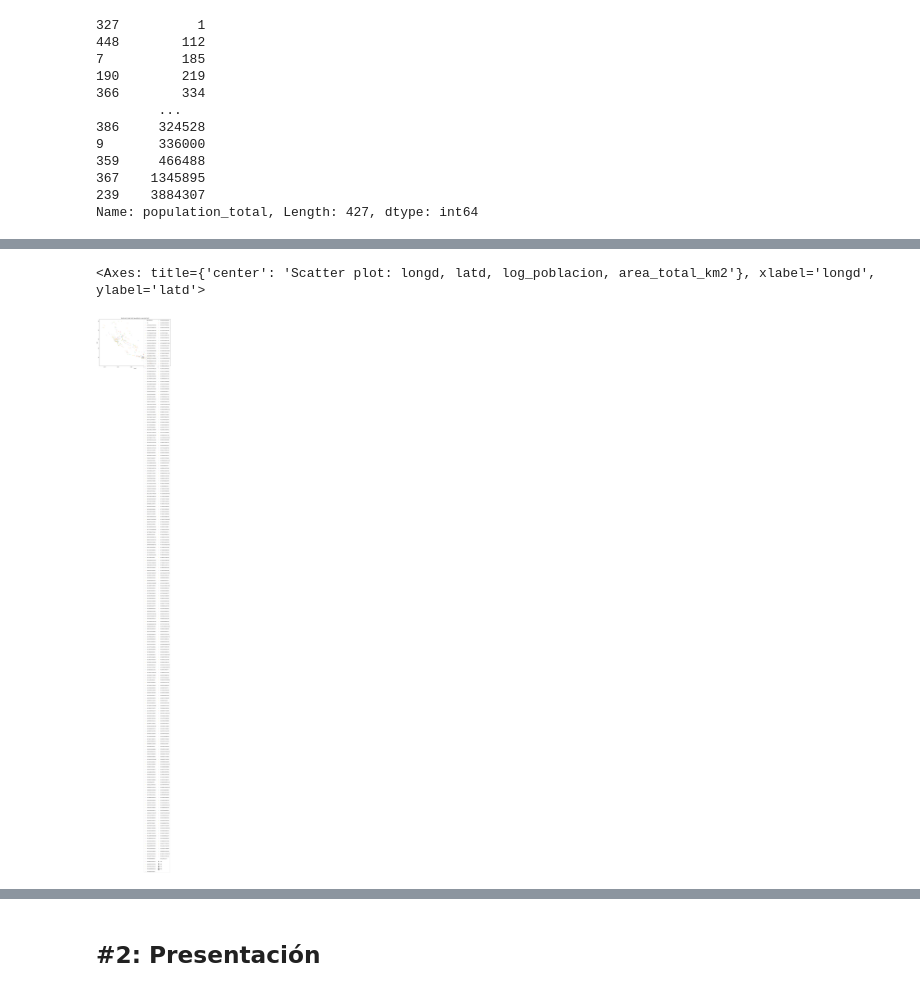
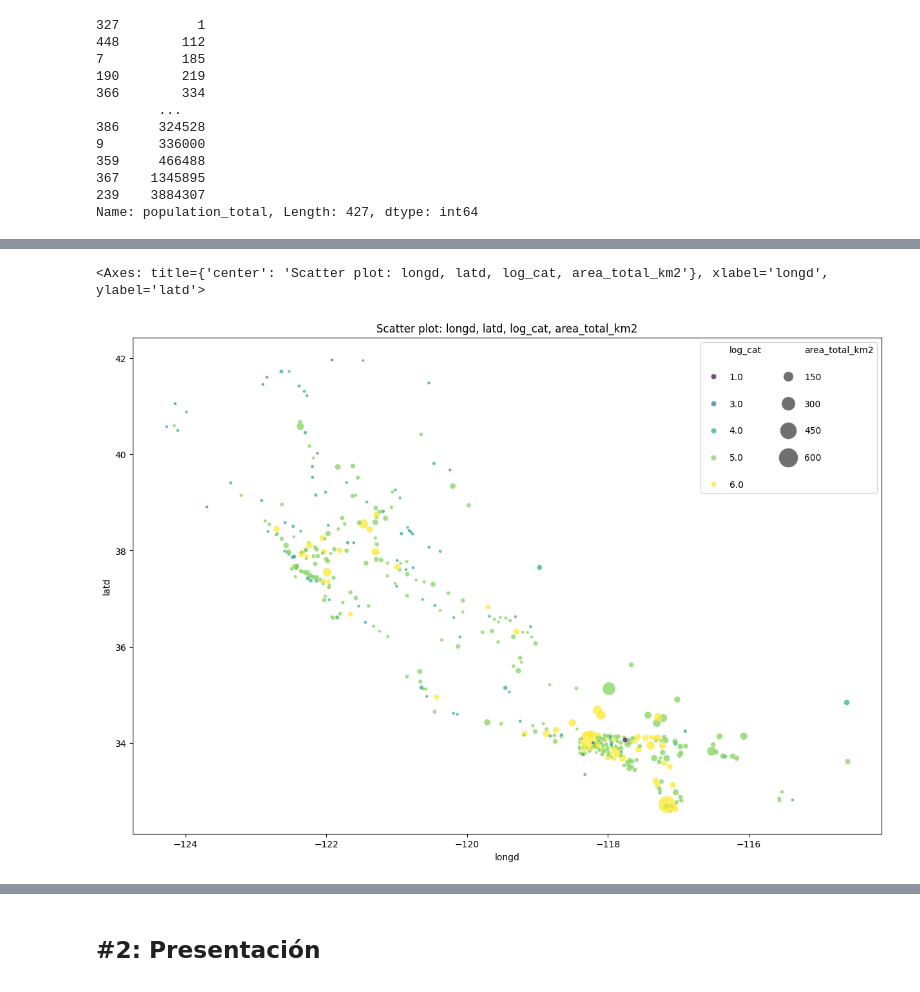
Before and after one commit to mardelmir/ONLINE_DS_THEBRIDGE_mardelmir, a Jupyter notebook: 03_Analisis_de_Datos/Sprint_08/Unidad_02/Challenge/18_Practica_Obligatoria_Visualizacion_Presentacion.ipynb, the cells around one changed output, grey strips where cells are left out. Cells and saved outputs as stored; diff of their text form; code cells hidden in the pictures.

```diff
--- a/03_Analisis_de_Datos/Sprint_08/Unidad_02/Challenge/18_Practica_Obligatoria_Visualizacion_Presentacion.ipynb
+++ b/03_Analisis_de_Datos/Sprint_08/Unidad_02/Challenge/18_Practica_Obligatoria_Visualizacion_Presentacion.ipynb
@@ -84,17 +84,17 @@ EXTRA: Añade un argumento que controle si la función pinta una leyenda para co
 def custom_scatter_plot(df, x, y, color_col = None, size_col = None, scale = 1, legend = True):
     # Scatter plot
     fig, ax = plt.subplots(figsize = (15, 10))
-    sizes = (30, 530)
+    sizes = (10, 500)
     if type(size_col) == str:
         if size_col != '':
             if color_col:
-                sns.scatterplot(data = df, x = x, y = y, hue = color_col, size = df[size_col] * scale, palette = 'Set2', alpha = 0.5, sizes = sizes, ax = ax)
+                sns.scatterplot(data = df, x = x, y = y, hue = color_col, size = df[size_col] * scale, palette = 'viridis', alpha = 0.7, sizes = sizes, ax = ax)
             else:
-                sns.scatterplot(data = df, x = x, y = y, size = df[size_col] * scale, palette = 'Set2', alpha = 0.5, sizes = sizes, ax = ax)
+                sns.scatterplot(data = df, x = x, y = y, size = df[size_col] * scale, palette = 'viridis', alpha = 0.7, sizes = sizes, ax = ax)
         elif color_col:
-            sns.scatterplot(data = df, x = x, y = y, hue = color_col, palette = 'Set2', alpha = 0.5, sizes = sizes, ax = ax)
+            sns.scatterplot(data = df, x = x, y = y, hue = color_col, palette = 'viridis', alpha = 0.7, sizes = sizes, ax = ax)
     else:
-        sns.scatterplot(data = df, x = x, y = y, size = size_col,  palette = 'Set2', alpha = 0.5, sizes = sizes, ax = ax)
+        sns.scatterplot(data = df, x = x, y = y, size = size_col,  palette = 'viridis', alpha = 0.7, sizes = sizes, ax = ax)
 
     if legend:
         ax.legend(ncol = 2, loc = 'upper right', labelspacing = 2)
@@ -157,8 +132,15 @@ df.loc[df.population_total == df.population_total.min()]
 # %% [output]
 |  | Unnamed: 0 | city | latd | longd | elevation_m | elevation_ft | population_total | area_total_sq_mi | ... |
 | 327 | 327 | Pomona | 34.060833 | -117.755833 | 259.0 | 850.0 | 1 | 22.964 | ... |
+# %%
+df['log_cat'] = 1.0
+df.loc[df.log_poblacion > 1, 'log_cat'] = 2.0
+df.loc[df.log_poblacion > 2, 'log_cat'] = 3.0
+df.loc[df.log_poblacion > 3, 'log_cat'] = 4.0
+df.loc[df.log_poblacion > 4, 'log_cat'] = 5.0
+df.loc[df.log_poblacion > 5, 'log_cat'] = 6.0
 # %%
-custom_scatter_plot(df, 'longd', 'latd', color_col = 'log_poblacion', size_col = 'area_total_km2', scale = 0.5, legend = True)
+custom_scatter_plot(df, 'longd', 'latd', color_col = 'log_cat', size_col = 'area_total_km2', scale = 0.5, legend = True)
 # %% [output]
-<Axes: title={'center': 'Scatter plot: longd, latd, log_poblacion, area_total_km2'}, xlabel='longd', ylabel='latd'>
+<Axes: title={'center': 'Scatter plot: longd, latd, log_cat, area_total_km2'}, xlabel='longd', ylabel='latd'>
-[figure, old version]
+[figure, new version]
```
Also changed, not shown: parts of 2 cells of this notebook.
